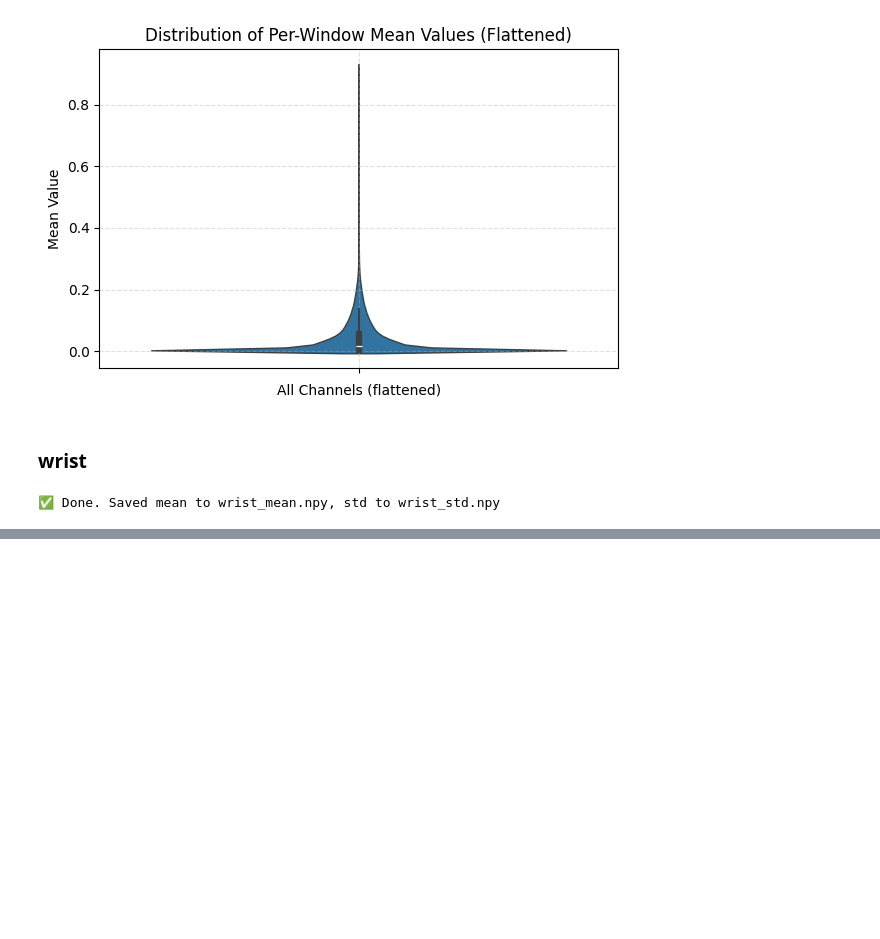
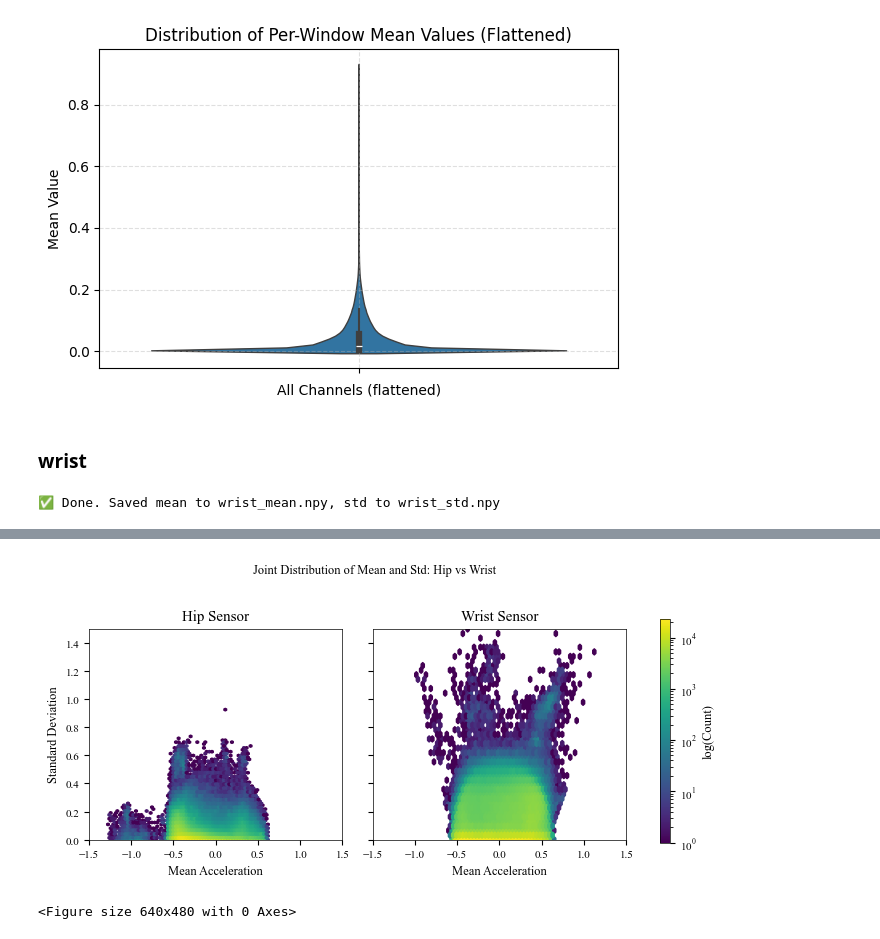
Before and after one commit to yuc0805/DeepPostures_MAE, a Jupyter notebook: MoCA/result_vis.ipynb, the cells around one changed output, grey strips where cells are left out. Cells and saved outputs as stored; diff of their text form; code cells hidden in the pictures; blank space fills up the shorter version.

```diff
--- a/MoCA/result_vis.ipynb
+++ b/MoCA/result_vis.ipynb
@@ -482,0 +493,69 @@ plt.show()
+# %%
+import numpy as np
+import matplotlib.pyplot as plt
+
+# Load data
+hip_mean = np.load('hip_mean.npy').flatten()
+hip_std = np.load('hip_std.npy').flatten()
+wrist_mean = np.load('wrist_mean.npy').flatten()
+wrist_std = np.load('wrist_std.npy').flatten()
+
+# Journal-style settings
+plt.rcParams.update({
+    "font.family": "serif",
+    "font.serif": ["Times New Roman", "STIX Two Text", "Times"],
+    "font.size": 9,
+    "axes.labelsize": 9,
+    "legend.fontsize": 8,
+    "xtick.labelsize": 8,
+    "ytick.labelsize": 8,
+    "axes.linewidth": 0.5,
+    "lines.linewidth": 1.0,
+})
+
+# Define consistent limits
+xlim = [-1.5, 1.5]
+ylim = [0.0, 1.5]
+
+# Create figure and subplots
+fig, axs = plt.subplots(1, 2, figsize=(6.8, 3.2), sharex=True, sharey=True)
+
+# HIP sensor
+hb1 = axs[0].hexbin(
+    hip_mean, hip_std,
+    gridsize=60,
+    cmap='viridis',
+    bins='log'
+)
+axs[0].set_title("Hip Sensor")
+axs[0].set_xlabel("Mean Acceleration")
+axs[0].set_ylabel("Standard Deviation")
+axs[0].set_xlim(xlim)
+axs[0].set_ylim(ylim)
+
+# WRIST sensor
+hb2 = axs[1].hexbin(
+    wrist_mean, wrist_std,
+    gridsize=60,
+    cmap='viridis',
+    bins='log'
+)
+axs[1].set_title("Wrist Sensor")
+axs[1].set_xlabel("Mean Acceleration")
+axs[1].set_xlim(xlim)
+axs[1].set_ylim(ylim)
+
+# Add shared colorbar (better placement)
+cb_ax = fig.add_axes([0.92, 0.15, 0.015, 0.7])  # [left, bottom, width, height]
+cbar = fig.colorbar(hb2, cax=cb_ax)
+cbar.set_label('log(Count)')
+
+# Add suptitle with better spacing
+fig.suptitle("Joint Distribution of Mean and Std: Hip vs Wrist", fontsize=9, y=1.02)
+
+plt.tight_layout(rect=[0, 0, 0.9, 1])  # leave space for colorbar and title
+plt.show()
+#plt.savefig("joint_hexbin_hip_wrist.pdf", dpi=600, bbox_inches='tight')
+# %% [output]
+[figure, added]
+<Figure size 640x480 with 0 Axes>
```
Also changed, not shown: parts of 3 cells of this notebook, 3 other files.
